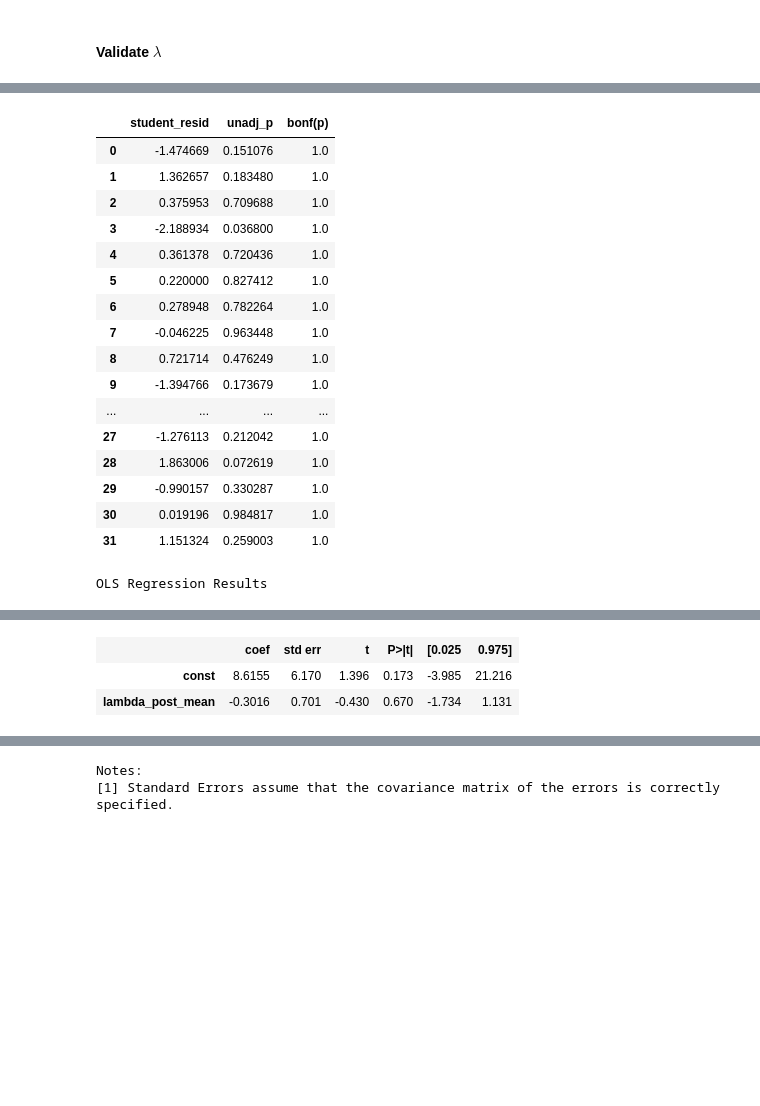
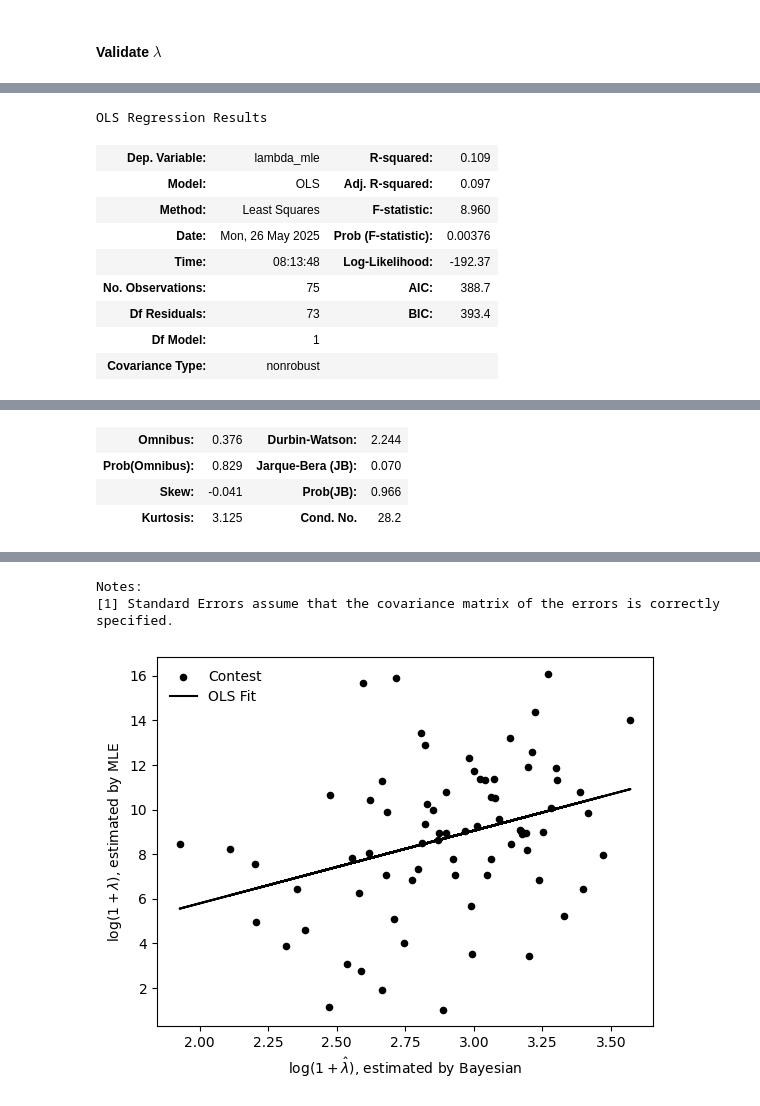
Before and after one commit to zhuanglinsheng/kaggle-contest-design, a Jupyter notebook: metakaggle/_validate.ipynb, the cells around one changed output, grey strips where cells are left out. Drawn from its saved outputs; the diff is of its cells as text; code cells hidden in the pictures; blank space fills up the shorter version.

```diff
--- a/metakaggle/_validate.ipynb
+++ b/metakaggle/_validate.ipynb
@@ -38,6 +41,7 @@ contests_data = {
 	'data_json' : [],
 	'data_post' : []
 }
+threshold_N_Delta = 2300
 
 for path_json in lst_data_json:
 	path_post = path_json.with_suffix(".pkl")
@@ -46,13 +50,15 @@ for path_json in lst_data_json:
 		continue
 	with open(path_json, "r", encoding="utf-8") as f:
 		data_json = json.load(f)
+	if data_json['N_Delta'] > threshold_N_Delta:
+		continue
 	if not path_post.exists():
 		continue
 	with open(path_post, "rb") as f:
 		data_post = pickle.load(f)
-	contests_data['contest_id'].append(int(contest_id))
+	contests_data['contest_id'].append(contest_id)
 	contests_data['data_json'].append(data_json)
 	contests_data['data_post'].append(data_post)
 
-print(contests_data['contest_id'])
+pprint(contests_data['contest_id'])
 # %% [output]
@@ -290,6 +312,8 @@ def display_estimation_results():
 			'lambda_post_mean': posteriors['lambda'].mean(),
 			'sigma_mle': calculate_sigma_mle(id),
 			'sigma_post_mean': posteriors['sigma'].mean(),
+			'r_post_mean': posteriors['r'].mean(),
+			'mu0_post_mean': posteriors['mu_0'].mean(),
 		}
 		data.append(record)
 	return pd.DataFrame(data)
@@ -425,11 +447,18 @@ plt.show()
 # %% [markdown]
 #### Validate $\lambda$
 # %%
-lamb_hat_bayes = cross_contests['lambda_post_mean']
-log_lamb_hat_real = np.log(1 + cross_contests['lambda_mle'])
+lamb_hat_bayes = np.log(1 + cross_contests['lambda_post_mean'])
+lamb_hat_mle = np.log(1 + cross_contests['lambda_mle'])
 X_lamb = sm.add_constant(lamb_hat_bayes)
-model_lambda = sm.OLS(log_lamb_hat_real, X_lamb).fit()
-log_lamb_hat_fit = model_lambda.predict(X_lamb)
+model_lambda = sm.OLS(lamb_hat_mle, X_lamb).fit()
+lamb_hat_fit = model_lambda.predict(X_lamb)
 display(model_lambda.summary())
+
+plt.scatter(lamb_hat_bayes, lamb_hat_mle, s=20, label="Data", color="black", )
+plt.plot(lamb_hat_bayes, lamb_hat_fit, label="OLS Fit", color="black")
+plt.xlabel(r"$\log(1+\hat\lambda)$, estimated by Bayesian")
+plt.ylabel(r"$\log(1+\lambda)$, estimated by MLE")
+plt.legend(loc='upper left')
+plt.show()
 # %% [output]
 OLS Regression Results
@@ -463,29 +484,32 @@ plt.show()
 # %%
 outlier_test_result = model_lambda.outlier_test(method='bonf', alpha=0.05)
-display(outlier_test_result)
+# display(outlier_test_result)
 non_outliers = outlier_test_result['bonf(p)'] > 0.05
 outliers = outlier_test_result['bonf(p)'] <= 0.05
-X_sigma_clean = X_lamb[non_outliers]
-y_sigma_clean = log_lamb_hat_real[non_outliers]
-model_sigma_clean = sm.OLS(y_sigma_clean, X_sigma_clean).fit()
+X_lamb_clean = X_lamb[non_outliers]
+y_lamb_clean = lamb_hat_mle[non_outliers]
+model_sigma_clean = sm.OLS(y_lamb_clean, X_lamb_clean).fit()
 sigma_hat_fit_clean = model_sigma_clean.predict(X_lamb)
 display(model_sigma_clean.summary())
+
+if sum(outliers) > 0:
+	plt.scatter(lamb_hat_bayes[outliers], lamb_hat_mle[outliers], s=20, label="Outliers", color="red")
+plt.scatter(lamb_hat_bayes[non_outliers], lamb_hat_mle[non_outliers], s=20, label="Contest", color="black")
+plt.plot(lamb_hat_bayes, sigma_hat_fit_clean, label="OLS Fit", color="black")
+
+plt.xlabel(r"$\log(1+\hat\lambda)$, estimated by Bayesian")
+plt.ylabel(r"$\log(1+\lambda)$, estimated by MLE")
+plt.legend(loc='upper left', frameon=False)
+plt.savefig("../paper/validate_lamb.pdf", bbox_inches='tight')
+plt.show()
 # %% [output]
+OLS Regression Results
-|  | student_resid | unadj_p | bonf(p) |
-| 0 | -1.474669 | 0.151076 | 1.0 |
-| 1 | 1.362657 | 0.183480 | 1.0 |
-| 2 | 0.375953 | 0.709688 | 1.0 |
-| 3 | -2.188934 | 0.036800 | 1.0 |
-| 4 | 0.361378 | 0.720436 | 1.0 |
-| 5 | 0.220000 | 0.827412 | 1.0 |
-| 6 | 0.278948 | 0.782264 | 1.0 |
-| 7 | -0.046225 | 0.963448 | 1.0 |
-| 8 | 0.721714 | 0.476249 | 1.0 |
-| 9 | -1.394766 | 0.173679 | 1.0 |
-| ... | ... | ... | ... |
-| 27 | -1.276113 | 0.212042 | 1.0 |
-| 28 | 1.863006 | 0.072619 | 1.0 |
-| 29 | -0.990157 | 0.330287 | 1.0 |
-| 30 | 0.019196 | 0.984817 | 1.0 |
-| 31 | 1.151324 | 0.259003 | 1.0 |
+| Dep. Variable: | lambda_mle | R-squared: | 0.109 |
+| Model: | OLS | Adj. R-squared: | 0.097 |
+| Method: | Least Squares | F-statistic: | 8.960 |
+| Date: | Mon, 26 May 2025 | Prob (F-statistic): | 0.00376 |
+| Time: | 08:13:48 | Log-Likelihood: | -192.37 |
+| No. Observations: | 75 | AIC: | 388.7 |
+| Df Residuals: | 73 | BIC: | 393.4 |
+| Df Model: | 1 |  |  |
+| Covariance Type: | nonrobust |  |  |
-OLS Regression Results
@@ -501,3 +519,4 @@ OLS Regression Results
-|  | coef | std err | t | P>|t| | [0.025 | 0.975] |
-| const | 8.6155 | 6.170 | 1.396 | 0.173 | -3.985 | 21.216 |
-| lambda_post_mean | -0.3016 | 0.701 | -0.430 | 0.670 | -1.734 | 1.131 |
+| Omnibus: | 0.376 | Durbin-Watson: | 2.244 |
+| Prob(Omnibus): | 0.829 | Jarque-Bera (JB): | 0.070 |
+| Skew: | -0.041 | Prob(JB): | 0.966 |
+| Kurtosis: | 3.125 | Cond. No. | 28.2 |
@@ -508,2 +523,3 @@ OLS Regression Results
 Notes:
 [1] Standard Errors assume that the covariance matrix of the errors is correctly specified.
+[figure, added]
```
Also changed, not shown: parts of 16 cells of this notebook, 10 other files.
